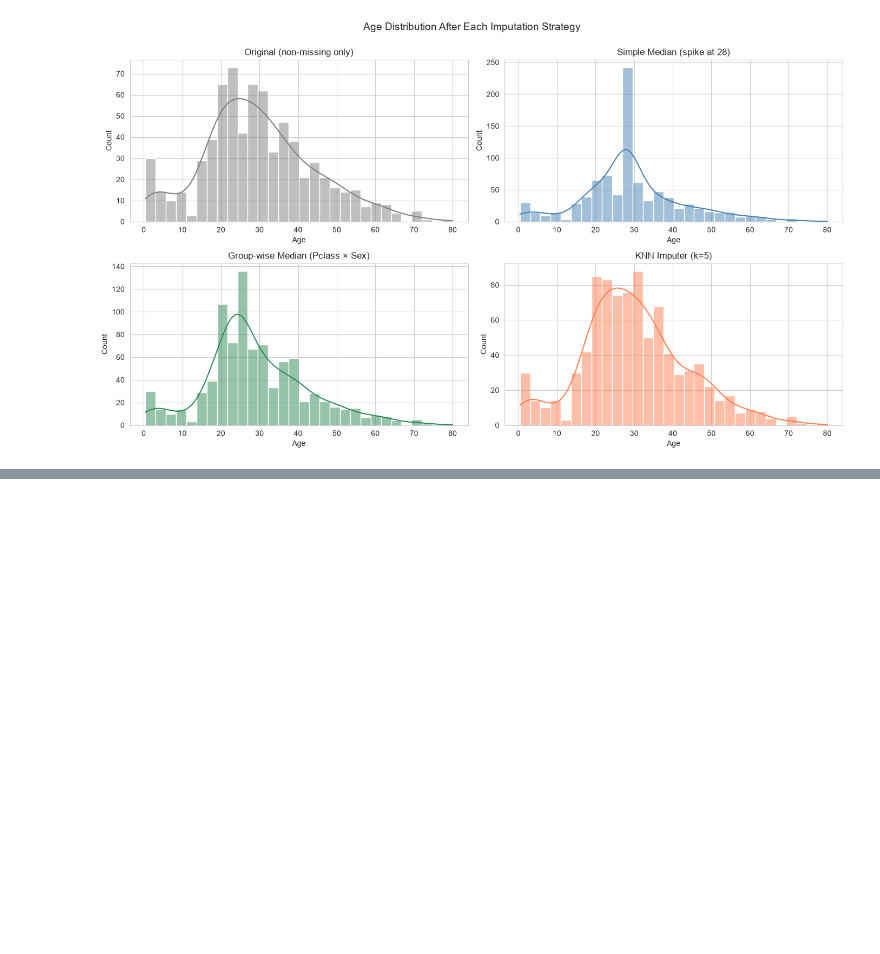
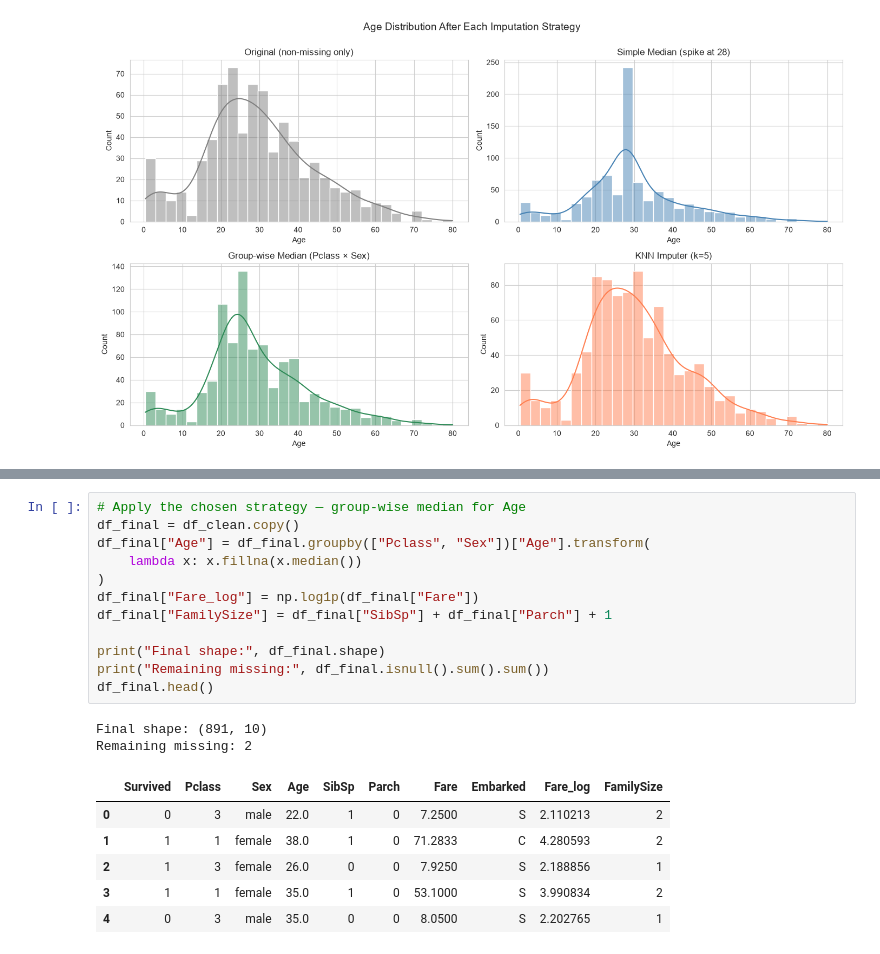
Before and after one commit to elnaz002/ai-learning-journey, a Jupyter notebook: 02-preprocessing/01-missing-outliers.ipynb, the cells around one changed output, grey strips where cells are left out. Saved outputs shown, nothing was run; the diff lists cells and outputs as text; blank space fills up the shorter version.

```diff
--- a/02-preprocessing/01-missing-outliers.ipynb
+++ b/02-preprocessing/01-missing-outliers.ipynb
@@ -221,0 +370,21 @@ plt.show()
+# %%
+# Apply the chosen strategy — group-wise median for Age
+df_final = df_clean.copy()
+df_final["Age"] = df_final.groupby(["Pclass", "Sex"])["Age"].transform(
+    lambda x: x.fillna(x.median())
+)
+df_final["Fare_log"] = np.log1p(df_final["Fare"])
+df_final["FamilySize"] = df_final["SibSp"] + df_final["Parch"] + 1
+
+print("Final shape:", df_final.shape)
+print("Remaining missing:", df_final.isnull().sum().sum())
+df_final.head()
+# %% [output]
+Final shape: (891, 10)
+Remaining missing: 2
+|  | Survived | Pclass | Sex | Age | SibSp | Parch | Fare | Embarked | Fare_log | FamilySize |
+| 0 | 0 | 3 | male | 22.0 | 1 | 0 | 7.2500 | S | 2.110213 | 2 |
+| 1 | 1 | 1 | female | 38.0 | 1 | 0 | 71.2833 | C | 4.280593 | 2 |
+| 2 | 1 | 3 | female | 26.0 | 0 | 0 | 7.9250 | S | 2.188856 | 1 |
+| 3 | 1 | 1 | female | 35.0 | 1 | 0 | 53.1000 | S | 3.990834 | 2 |
+| 4 | 0 | 3 | male | 35.0 | 0 | 0 | 8.0500 | S | 2.202765 | 1 |
```
Also changed, not shown: parts of 8 cells of this notebook, 1 other file.
